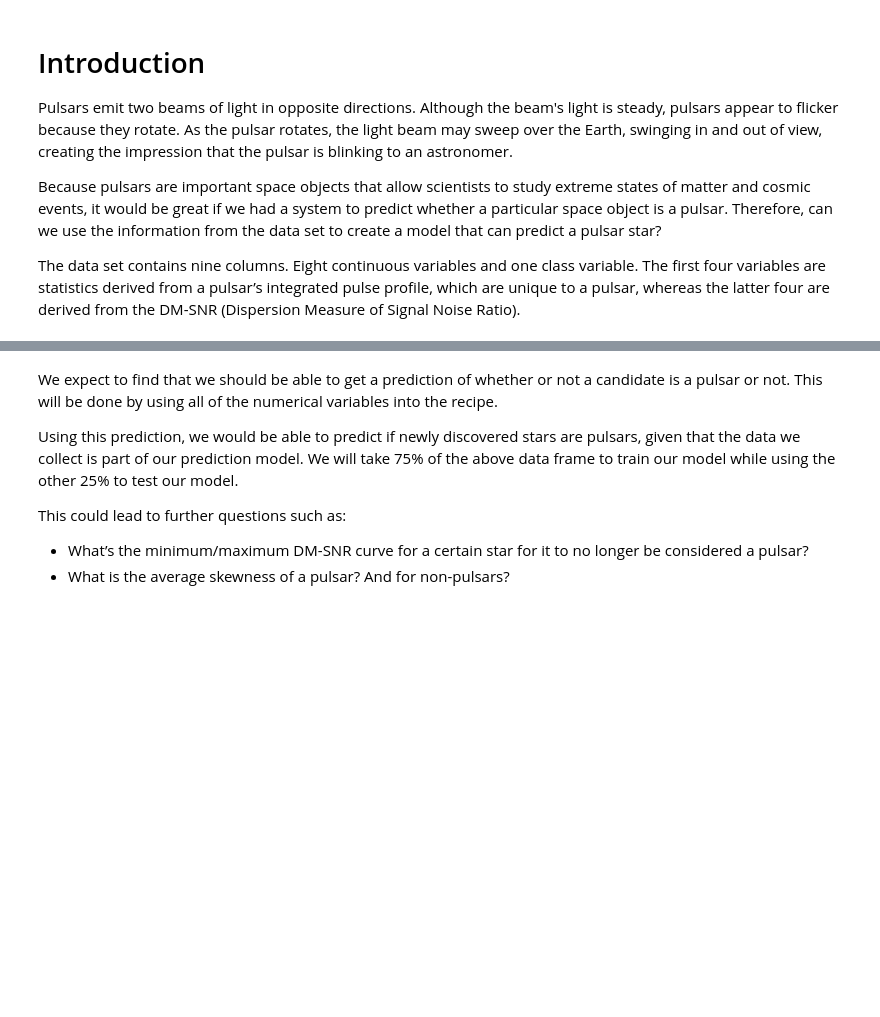
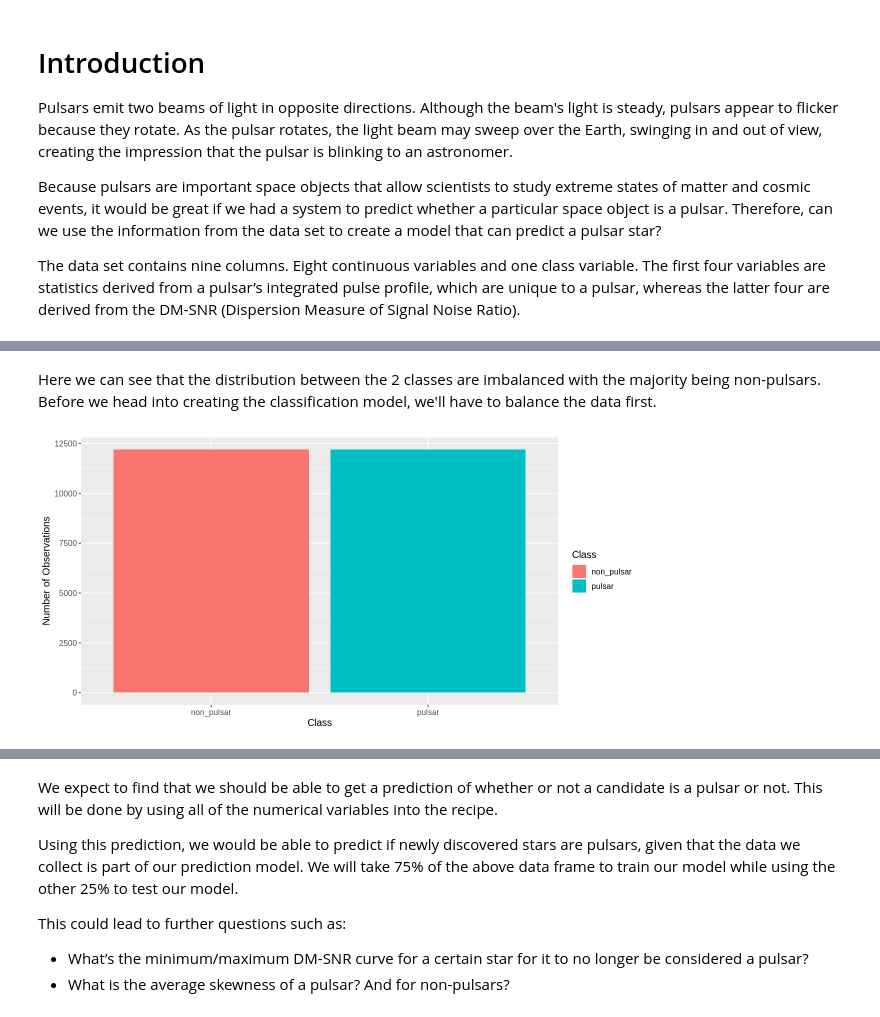
Before and after one commit to IDEKENTERPRISES/dsci-pulsar, a Jupyter notebook: proposal.ipynb, the cells around one changed output, grey strips where cells are left out. Cells and saved outputs as stored; diff of their text form; code cells hidden in the pictures; blank space fills up the shorter version.

```diff
--- a/proposal.ipynb
+++ b/proposal.ipynb
@@ -68,0 +93,20 @@ pulsar_data_training <- pulsar_data_split |> training()
+# %% [markdown]
+Here we can see that the distribution between the 2 classes are imbalanced with the majority being non-pulsars. Before we head into creating the classification model, we'll have to balance the data first.
+# %%
+#Balancing the classes
+
+ups_recipe <- recipe(class ~ ., data = pulsar_data_training) |>
+  step_upsample(class, over_ratio = 1, skip = FALSE) |>
+  prep()
+
+
+upsampled_pulsar <- bake(ups_recipe, pulsar_data_training)
+
+upsampled_plot <- upsampled_pulsar |>
+                  ggplot(aes(x = class, fill = class)) +
+                           geom_bar() + labs(x = "Class", y = "Number of Observations", fill = "Class") +
+                           theme(text = element_text(size = 12))
+
+upsampled_plot
+# %% [output]
+[figure, added]
```
Also changed, not shown: parts of 6 cells of this notebook.
